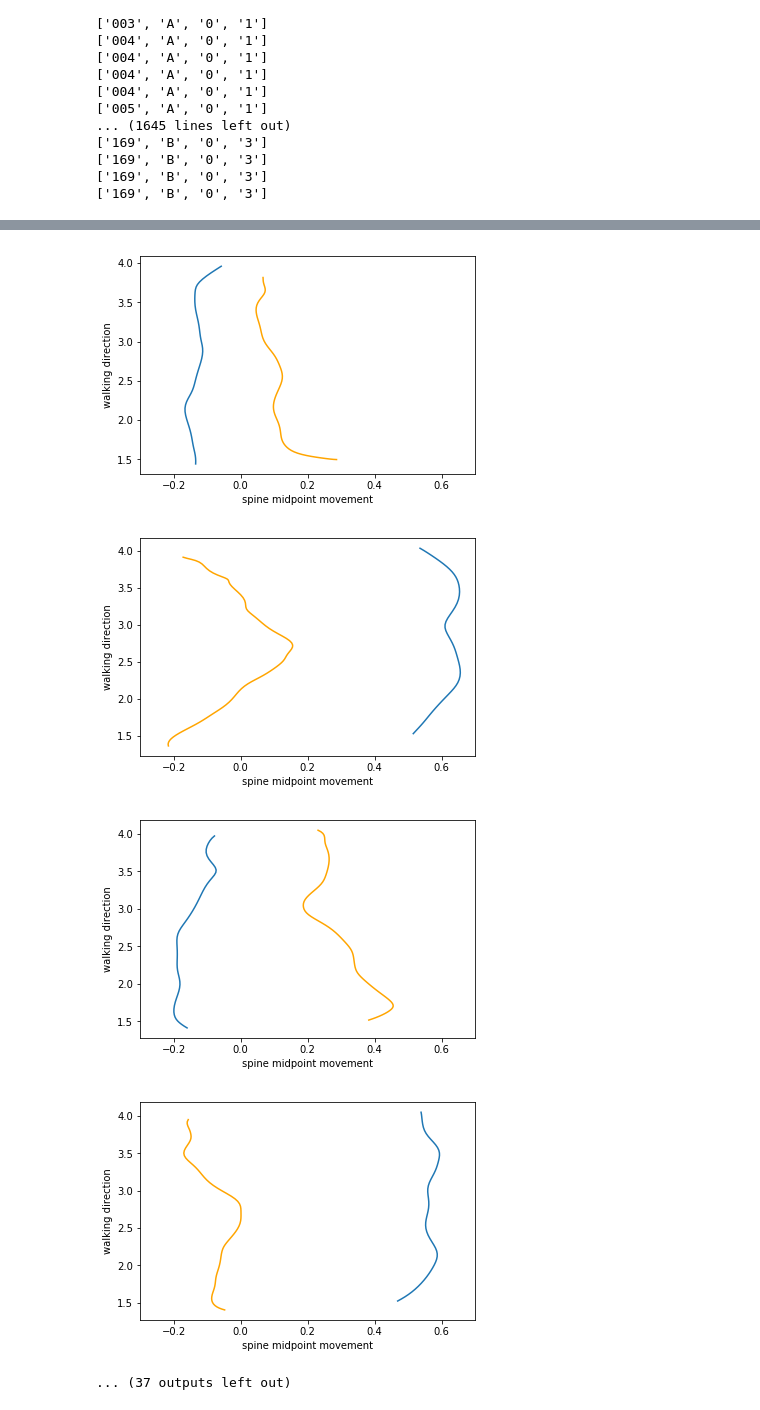
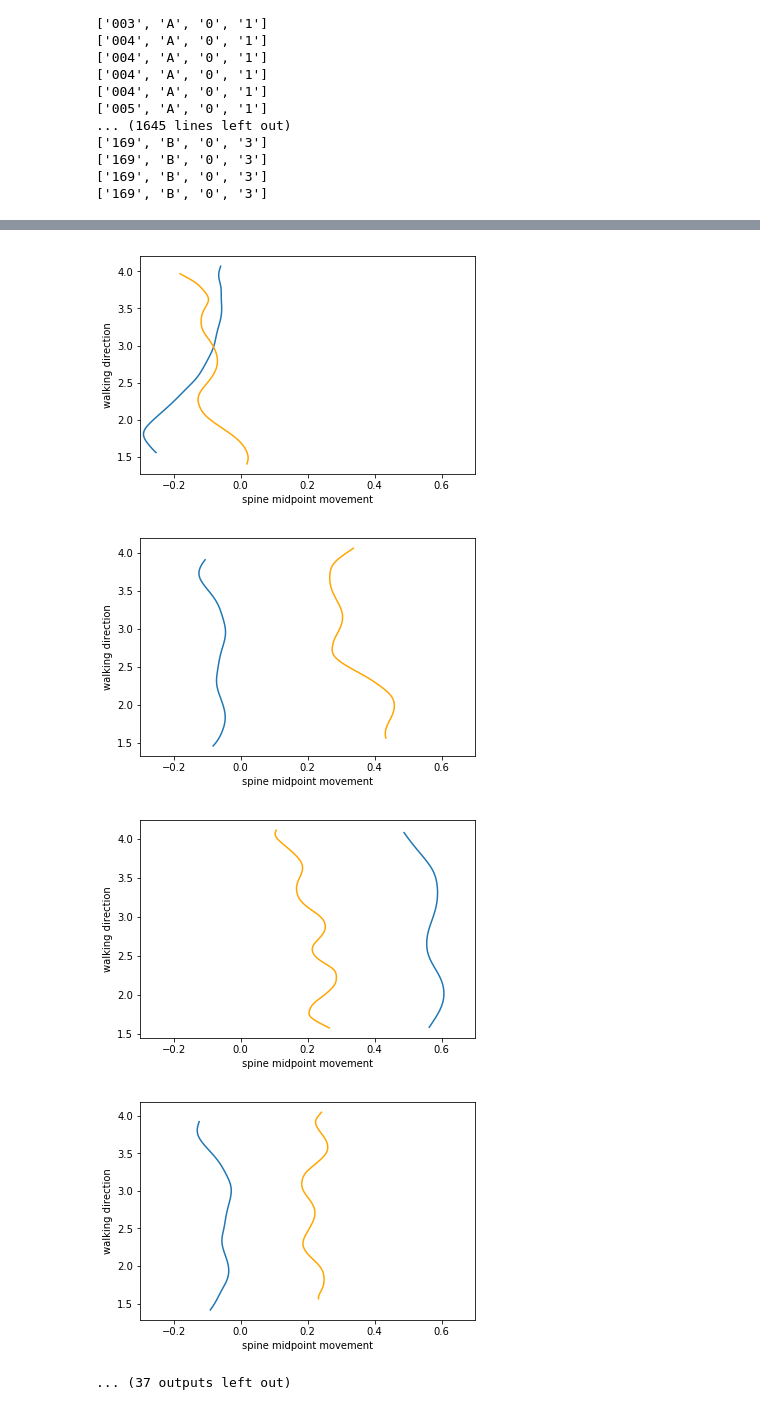
Before and after one commit to VivienvV/fallrisk, a Jupyter notebook: Data_preprocessing/makes_2D_projections.ipynb, the cells around one changed output, grey strips where cells are left out. Saved outputs shown, nothing was run; the diff lists cells and outputs as text; code cells hidden in the pictures.

Commit message:
slaat plots op

```diff
--- a/Data_preprocessing/makes_2D_projections.ipynb
+++ b/Data_preprocessing/makes_2D_projections.ipynb
@@ -33,8 +33,8 @@ for i in spineMidData[2:,0]:
 ['169', 'B', '0', '3']
 ['169', 'B', '0', '3']
 # %%
-
-for i in range(1,50):
+# z is walking direction, x is horizontal movement of the spine midpoint
+for i in range(51,100):
     walking = spineMidData[i,7]
     x = walking[:,0]
     y = walking[:,1]
@@ -49,5 +49,21 @@ for i in range(1,50):
     plt.xlabel('spine midpoint movement')
     plt.ylabel('walking direction')
     plt.xlim(-0.3, 0.7)
+    plt.savefig('2d_projections/projection%d.png' %i,)
     plt.show()
+
+    '''
+    plt.plot(y,z, color="purple")
+
+    glasses = spineMidData[i+839,7]
+    xgl = glasses[:,0]
+    ygl = glasses[:,1]
+    zgl = glasses[:,2]
+    plt.plot(ygl, zgl, color='green')
+    plt.xlabel('spine midpoint movement')
+    plt.ylabel('walking direction')
+    plt.xlim(-0.8, 0)
+    plt.show()
+
+    '''
 # %% [output]
@@ -62,5 +78,5 @@ for i in range(1,50):
-[figure, old version]
+[figure, new version]
-[figure, old version]
+[figure, new version]
-[figure, old version]
+[figure, new version]
-[figure, old version]
+[figure, new version]
 ... (37 outputs left out)
```
Also changed, not shown: parts of 1 cell of this notebook.
